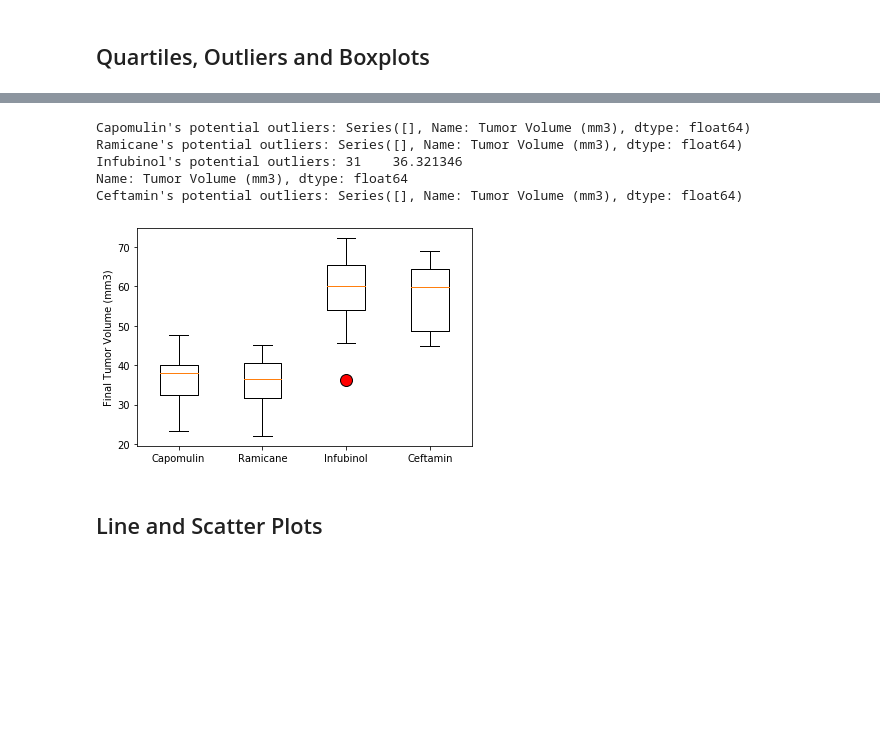
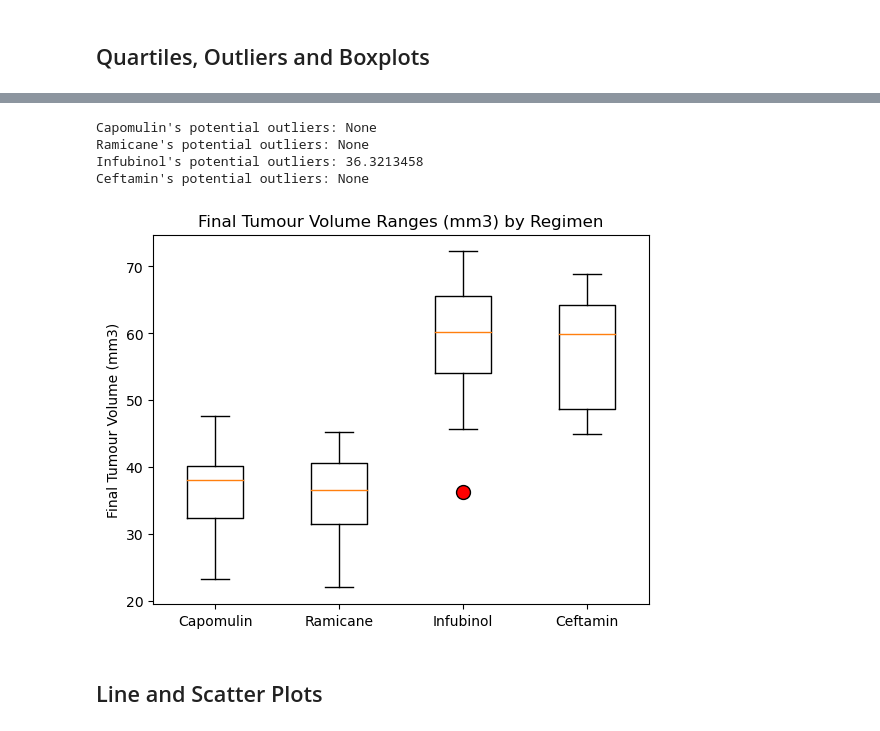
Before and after one commit to andrew-fellowes/matplotlib-challenge, a Jupyter notebook: Pymaceuticals/pymaceuticals_starter.ipynb, the cells around one changed output, grey strips where cells are left out. Saved outputs shown, nothing was run; the diff lists cells and outputs as text; code cells hidden in the pictures; blank space fills up the shorter version.

```diff
--- a/Pymaceuticals/pymaceuticals_starter.ipynb
+++ b/Pymaceuticals/pymaceuticals_starter.ipynb
@@ -172,6 +181,9 @@ plt.show()
 # Capomulin, Ramicane, Infubinol, and Ceftamin
 
 # Start by getting the last (greatest) timepoint for each mouse
-
+final_timepoints = cleaned_data.groupby("Mouse ID").max("Timepoint")
+final_timepoints = final_timepoints.drop(final_timepoints.columns[[1, 2, 3, 4]], axis = 1)
 
 # Merge this group df with the original DataFrame to get the tumor volume at the last timepoint
+cleaned_final_timepoints = pd.merge(final_timepoints, cleaned_data, on=("Mouse ID", "Timepoint"), how = "left")
+cleaned_final_timepoints
@@ -178,29 +204,48 @@ plt.show()
 # %%
 # Put treatments into a list for for loop (and later for plot labels)
-
+treatments = ["Capomulin", "Ramicane", "Infubinol", "Ceftamin"]
 
 # Create empty list to fill with tumor vol data (for plotting)
-
+final_tumour_vols = []
 
 # Calculate the IQR and quantitatively determine if there are any potential outliers.
-
+for drug in treatments:
 
     # Locate the rows which contain mice on each drug and get the tumor volumes
-
+    drug_tumour_vols = cleaned_final_timepoints.loc[(cleaned_final_timepoints["Drug Regimen"] == drug), "Tumor Volume (mm3)"]
 
     # add subset
-
+    final_tumour_vols.append(drug_tumour_vols)
 
     # Determine outliers using upper and lower bounds
+    Q1 = np.quantile(drug_tumour_vols, 0.25)
+    Q2 = np.quantile(drug_tumour_vols, 0.5)
+    Q3 = np.quantile(drug_tumour_vols, 0.75)
+    iqr = Q3-Q1
+    lbound = Q1 - (1.5*iqr)
+    ubound = Q3 + (1.5*iqr)
+
+    outliers = []
+    for x in drug_tumour_vols:
+        if (x < lbound or x > ubound):
+            outliers.append(x)
+    if len(outliers)==0:
+        outliers.append("None")
+
+    print(f"{drug}'s potential outliers: {outliers[0]}")
 # %% [output]
-Capomulin's potential outliers: Series([], Name: Tumor Volume (mm3), dtype: float64)
-Ramicane's potential outliers: Series([], Name: Tumor Volume (mm3), dtype: float64)
-Infubinol's potential outliers: 31    36.321346
-Name: Tumor Volume (mm3), dtype: float64
-Ceftamin's potential outliers: Series([], Name: Tumor Volume (mm3), dtype: float64)
+Capomulin's potential outliers: None
+Ramicane's potential outliers: None
+Infubinol's potential outliers: 36.3213458
+Ceftamin's potential outliers: None
 # %%
 # Generate a box plot that shows the distrubution of the tumor volume for each treatment group.
+fig1, ax1 = plt.subplots()
+ax1.set_title("Final Tumour Volume Ranges (mm3) by Regimen")
+ax1.set_ylabel("Final Tumour Volume (mm3)")
+ax1.boxplot(final_tumour_vols, labels = treatments, flierprops= dict(markerfacecolor="red", markersize=10))
+plt.show()
 # %% [output]
-[figure, old version]
+[figure, new version]
 # %% [markdown]
 ## Line and Scatter Plots
```
Also changed, not shown: parts of 13 cells of this notebook.
